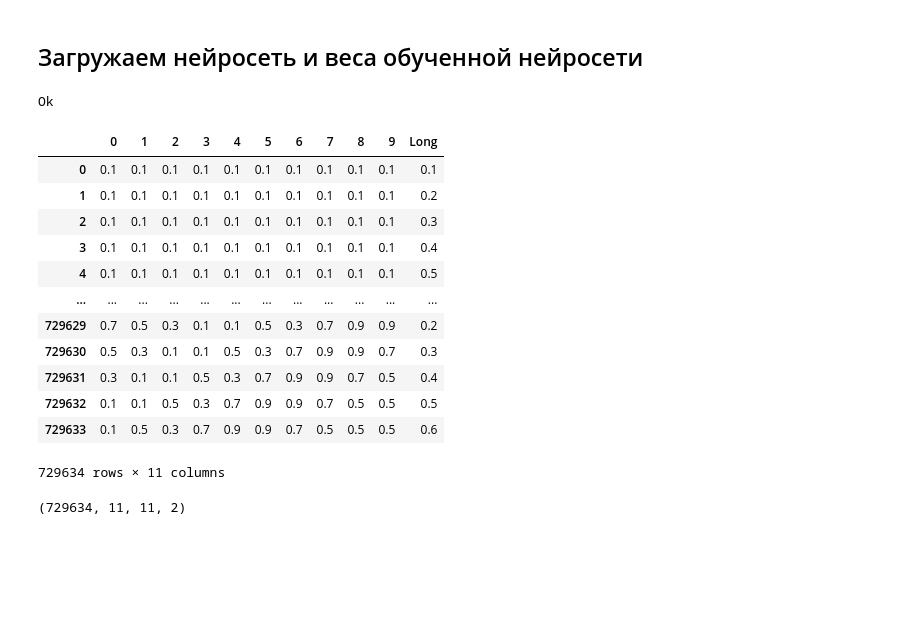
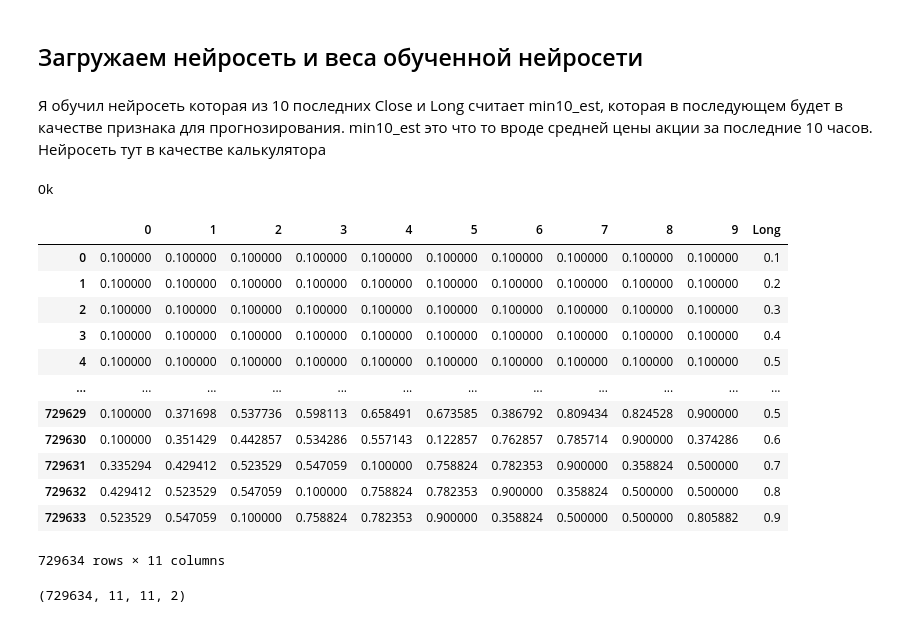
Before and after one commit to Taram1980/model_robo, a Jupyter notebook: marat_model.ipynb, the cells around one changed output. Drawn from its saved outputs; the diff is of its cells as text; code cells hidden in the pictures; blank space fills up the shorter version.

```diff
--- a/marat_model.ipynb
+++ b/marat_model.ipynb
@@ -65,0 +142,2 @@ Mounted at /content/drive
+# %%
+all.drop(columns=[i for i in list(range(10))], inplace=True)
@@ -65,0 +270,28 @@ Mounted at /content/drive
+# %%
+# время
+all['Date'] = pd.to_datetime(all['Date'])
+all['Hour'] = all['Date'].dt.hour
+all['Year'] = all['Date'].dt.year
+
+# создаем таргет - Proft_comb_label, показывает относительно текущего Close выше или ниже Close через несколько часов
+
+# изменение цены к завтрашнему утру
+all['Proft1000']  = (all['Cl_firs_tomor']/all['Close'].shift(0)-1)*100
+all['Proft1000'] = np.where(all['Proft1000'] > 20, 20, np.where(all['Proft1000'] < -20, -20, all['Proft1000']))
+all['Proft1000_label'] = np.where(all['Proft1000']>0, 1, 0)
+# изменение цены через 6 часов
+all['Proft_6_hour'] = np.where(all['Symbol'].shift(-6) == all['Symbol'].shift(0), (all['Close'].shift(-6)/all['Close'].shift(0) - 1)*100, None)
+all['Proft_6_hour_label'] = np.where(all['Proft_6_hour'] > 0, 1, 0)
+# Комбинированный label
+all['Proft_comb_label'] = np.where(all['Hour'] < 15, all['Proft1000_label'], all['Proft_6_hour_label'])
+
+# время
+all['Date'] = pd.to_datetime(all['Date'])
+all['Hour'] = all['Date'].dt.hour
+
+# изменение за час
+all['profit_hour'] = (all['Close'].shift(-1)/all['Close'] - 1) * 100
+all['profit_hour'] = np.where(all['profit_hour'] > 20, 20, np.where(all['profit_hour'] < -20, -20, all['profit_hour']))
+all['profit_hour_label'] = np.where(all['profit_hour'] > 0, 1, 0)
+
+all.head(10)
@@ -66,46 +310,41 @@ Mounted at /content/drive
 # %% [markdown]
 ## Загружаем нейросеть и веса обученной нейросети
-# %%
-# Загружаем файл с уже закаченными котировками наиболее ликвидных росакций
-all = pd.read_csv(DIR + 'Data/all/' + 'all_for_git.csv')
+# %% [markdown]
+Я обучил нейросеть которая из 10 последних Close и Long считает min10_est, которая в последующем будет в качестве признака для прогнозирования. min10_est это что то вроде средней цены акции за последние 10 часов. Нейросеть тут в качестве калькулятора
 # %%
+# приводим данные к одному масштабу
+
 scaler = MinMaxScaler((0.1,0.9))
-
 def use_scaler(data, func, columns):
   df_all = pd.DataFrame()
   for sum in data['Symbol'].unique():
     df = data[data['Symbol'] == sum]
 
     df_func = pd.DataFrame(scaler.fit_transform(df[columns].T)).T
     df_all = pd.concat([df_all, df_func])
 
     df_all.reset_index(inplace=True, drop=True)
-  # all = pd.concat([data, df_all], axis = 1)
   if len(all) == len(df_all):
     print('Ok')
     df_all.columns = columns
     return df_all
 
-minmax_scale = use_scaler(all, scaler, [str(i) for i in range(10)])
+minmax_scale = use_scaler(all, scaler, [(i) for i in range(10)])
 minmax_scale['Long'] = scaler.fit_transform(np.array(all['Long']).reshape(-1, 1))
 minmax_scale
-
-# instead
-# minmax_scale = use_scaler(all_2018, all, scaler, [str(i) for i in range(10)] + ['Long'])
-# minmax_scale
 # %% [output]
 Ok
 |  | 0 | 1 | 2 | 3 | 4 | 5 | 6 | 7 | 8 | 9 | Long |
-| 0 | 0.1 | 0.1 | 0.1 | 0.1 | 0.1 | 0.1 | 0.1 | 0.1 | 0.1 | 0.1 | 0.1 |
-| 1 | 0.1 | 0.1 | 0.1 | 0.1 | 0.1 | 0.1 | 0.1 | 0.1 | 0.1 | 0.1 | 0.2 |
-| 2 | 0.1 | 0.1 | 0.1 | 0.1 | 0.1 | 0.1 | 0.1 | 0.1 | 0.1 | 0.1 | 0.3 |
-| 3 | 0.1 | 0.1 | 0.1 | 0.1 | 0.1 | 0.1 | 0.1 | 0.1 | 0.1 | 0.1 | 0.4 |
-| 4 | 0.1 | 0.1 | 0.1 | 0.1 | 0.1 | 0.1 | 0.1 | 0.1 | 0.1 | 0.1 | 0.5 |
+| 0 | 0.100000 | 0.100000 | 0.100000 | 0.100000 | 0.100000 | 0.100000 | 0.100000 | 0.100000 | 0.100000 | 0.100000 | 0.1 |
+| 1 | 0.100000 | 0.100000 | 0.100000 | 0.100000 | 0.100000 | 0.100000 | 0.100000 | 0.100000 | 0.100000 | 0.100000 | 0.2 |
+| 2 | 0.100000 | 0.100000 | 0.100000 | 0.100000 | 0.100000 | 0.100000 | 0.100000 | 0.100000 | 0.100000 | 0.100000 | 0.3 |
+| 3 | 0.100000 | 0.100000 | 0.100000 | 0.100000 | 0.100000 | 0.100000 | 0.100000 | 0.100000 | 0.100000 | 0.100000 | 0.4 |
+| 4 | 0.100000 | 0.100000 | 0.100000 | 0.100000 | 0.100000 | 0.100000 | 0.100000 | 0.100000 | 0.100000 | 0.100000 | 0.5 |
 | ... | ... | ... | ... | ... | ... | ... | ... | ... | ... | ... | ... |
-| 729629 | 0.7 | 0.5 | 0.3 | 0.1 | 0.1 | 0.5 | 0.3 | 0.7 | 0.9 | 0.9 | 0.2 |
-| 729630 | 0.5 | 0.3 | 0.1 | 0.1 | 0.5 | 0.3 | 0.7 | 0.9 | 0.9 | 0.7 | 0.3 |
-| 729631 | 0.3 | 0.1 | 0.1 | 0.5 | 0.3 | 0.7 | 0.9 | 0.9 | 0.7 | 0.5 | 0.4 |
-| 729632 | 0.1 | 0.1 | 0.5 | 0.3 | 0.7 | 0.9 | 0.9 | 0.7 | 0.5 | 0.5 | 0.5 |
-| 729633 | 0.1 | 0.5 | 0.3 | 0.7 | 0.9 | 0.9 | 0.7 | 0.5 | 0.5 | 0.5 | 0.6 |
+| 729629 | 0.100000 | 0.371698 | 0.537736 | 0.598113 | 0.658491 | 0.673585 | 0.386792 | 0.809434 | 0.824528 | 0.900000 | 0.5 |
+| 729630 | 0.100000 | 0.351429 | 0.442857 | 0.534286 | 0.557143 | 0.122857 | 0.762857 | 0.785714 | 0.900000 | 0.374286 | 0.6 |
+| 729631 | 0.335294 | 0.429412 | 0.523529 | 0.547059 | 0.100000 | 0.758824 | 0.782353 | 0.900000 | 0.358824 | 0.500000 | 0.7 |
+| 729632 | 0.429412 | 0.523529 | 0.547059 | 0.100000 | 0.758824 | 0.782353 | 0.900000 | 0.358824 | 0.500000 | 0.500000 | 0.8 |
+| 729633 | 0.523529 | 0.547059 | 0.100000 | 0.758824 | 0.782353 | 0.900000 | 0.358824 | 0.500000 | 0.500000 | 0.805882 | 0.9 |
 729634 rows × 11 columns
 # %%
```
Also changed, not shown: parts of 42 cells of this notebook.
